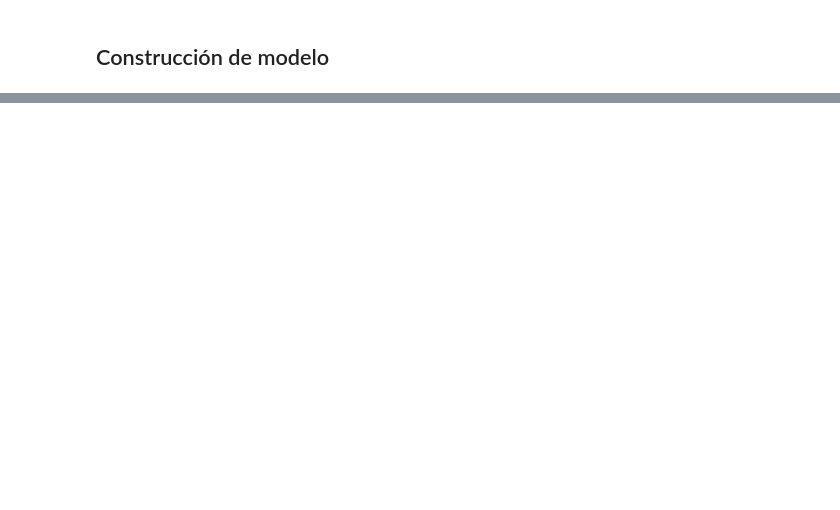
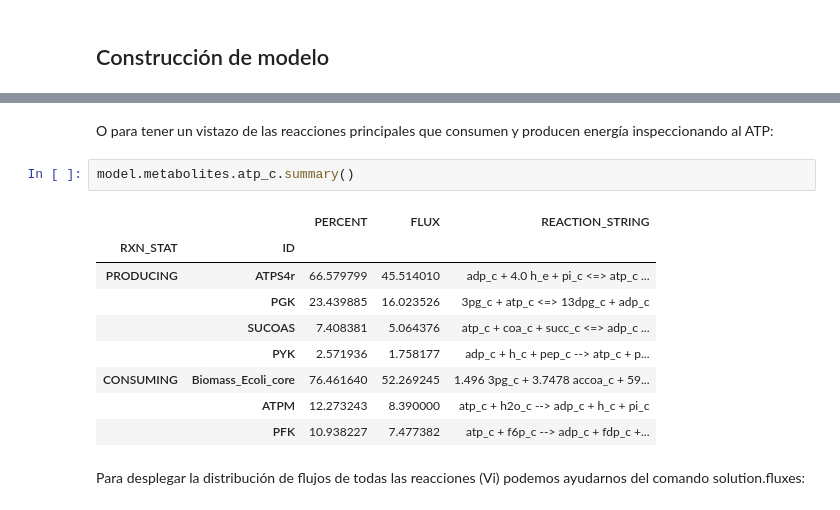
Before and after one commit to martillodesocorro/Manual-COBRApy-, a Jupyter notebook: Manual COBRApy.ipynb, the cells around one changed output, grey strips where cells are left out. Saved outputs shown, nothing was run; the diff lists cells and outputs as text; blank space fills up the shorter version.

```diff
--- a/Manual COBRApy.ipynb
+++ b/Manual COBRApy.ipynb
@@ -118,0 +744,16 @@ model
+# %% [markdown]
+O para tener un vistazo de las reacciones principales que consumen y producen energía inspeccionando al ATP:
+# %%
+model.metabolites.atp_c.summary()
+# %% [output]
+|  |  | PERCENT | FLUX | REACTION_STRING |
+| RXN_STAT | ID |  |  |  |
+| PRODUCING | ATPS4r | 66.579799 | 45.514010 | adp_c + 4.0 h_e + pi_c <=> atp_c ... |
+|  | PGK | 23.439885 | 16.023526 | 3pg_c + atp_c <=> 13dpg_c + adp_c |
+|  | SUCOAS | 7.408381 | 5.064376 | atp_c + coa_c + succ_c <=> adp_c ... |
+|  | PYK | 2.571936 | 1.758177 | adp_c + h_c + pep_c --> atp_c + p... |
+| CONSUMING | Biomass_Ecoli_core | 76.461640 | 52.269245 | 1.496 3pg_c + 3.7478 accoa_c + 59... |
+|  | ATPM | 12.273243 | 8.390000 | atp_c + h2o_c --> adp_c + h_c + pi_c |
+|  | PFK | 10.938227 | 7.477382 | atp_c + f6p_c --> adp_c + fdp_c +... |
+# %% [markdown]
+Para desplegar la distribución de flujos de todas las reacciones (Vi) podemos ayudarnos del comando solution.fluxes:
```
Also changed, not shown: parts of 130 cells of this notebook.
